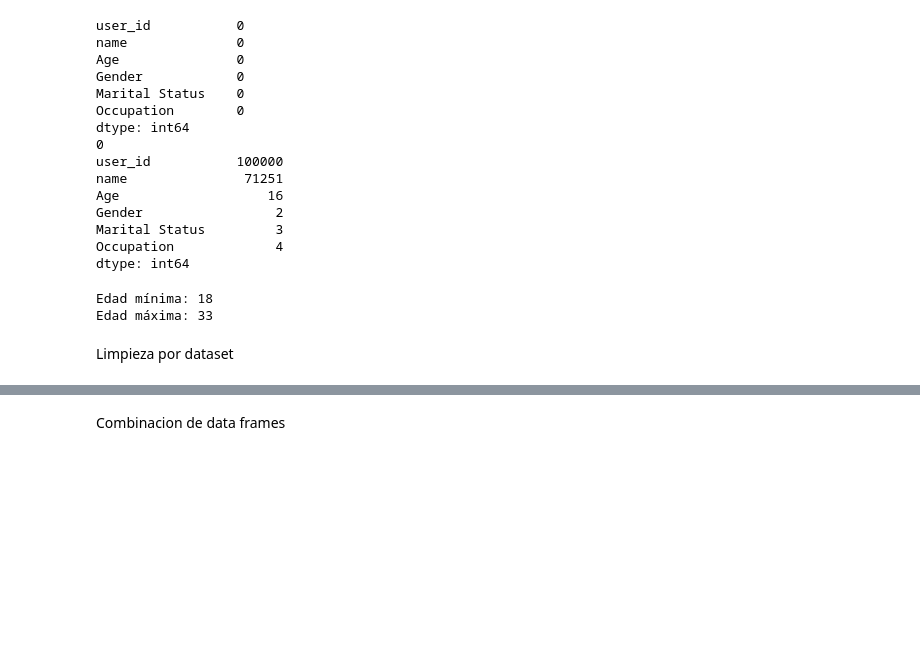
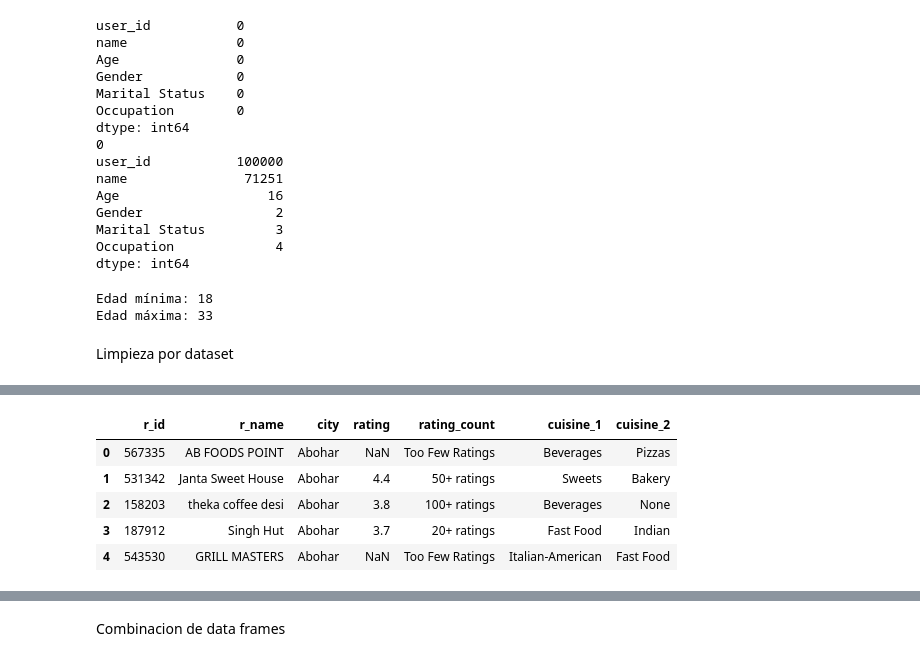
Before and after one commit to Sebastien732/Proyecto_final_EDA_dashboard, a Jupyter notebook: Notebook/exploracion.ipynb, the cells around one changed output, grey strips where cells are left out. Cells and saved outputs as stored; diff of their text form; code cells hidden in the pictures; blank space fills up the shorter version.

```diff
--- a/Notebook/exploracion.ipynb
+++ b/Notebook/exploracion.ipynb
@@ -515,0 +558,16 @@ memory usage: 7.9+ MB
+# %%
+#creamos 2 nuevas columnas cuisine_1 y cuisine_2 para separar los tipos de cocina cuando hay mas de un tipo de cocina
+df_restaurant[['cuisine_1', 'cuisine_2']] = df_restaurant['cuisine'].str.split(',', n=1, expand=True)
+#quitamos espacios en blanco al inicio y al final de los valores en las nuevas columnas
+df_restaurant['cuisine_1'] = df_restaurant['cuisine_1'].str.strip()
+df_restaurant['cuisine_2'] = df_restaurant['cuisine_2'].str.strip()
+#quitmos la columna cuisine original
+df_restaurant = df_restaurant.drop(columns=['cuisine'])
+df_restaurant.head(5)
+# %% [output]
+|  | r_id | r_name | city | rating | rating_count | cuisine_1 | cuisine_2 |
+| 0 | 567335 | AB FOODS POINT | Abohar | NaN | Too Few Ratings | Beverages | Pizzas |
+| 1 | 531342 | Janta Sweet House | Abohar | 4.4 | 50+ ratings | Sweets | Bakery |
+| 2 | 158203 | theka coffee desi | Abohar | 3.8 | 100+ ratings | Beverages | None |
+| 3 | 187912 | Singh Hut | Abohar | 3.7 | 20+ ratings | Fast Food | Indian |
+| 4 | 543530 | GRILL MASTERS | Abohar | NaN | Too Few Ratings | Italian-American | Fast Food |
```
Also changed, not shown: parts of 20 cells of this notebook, 2 other files.
